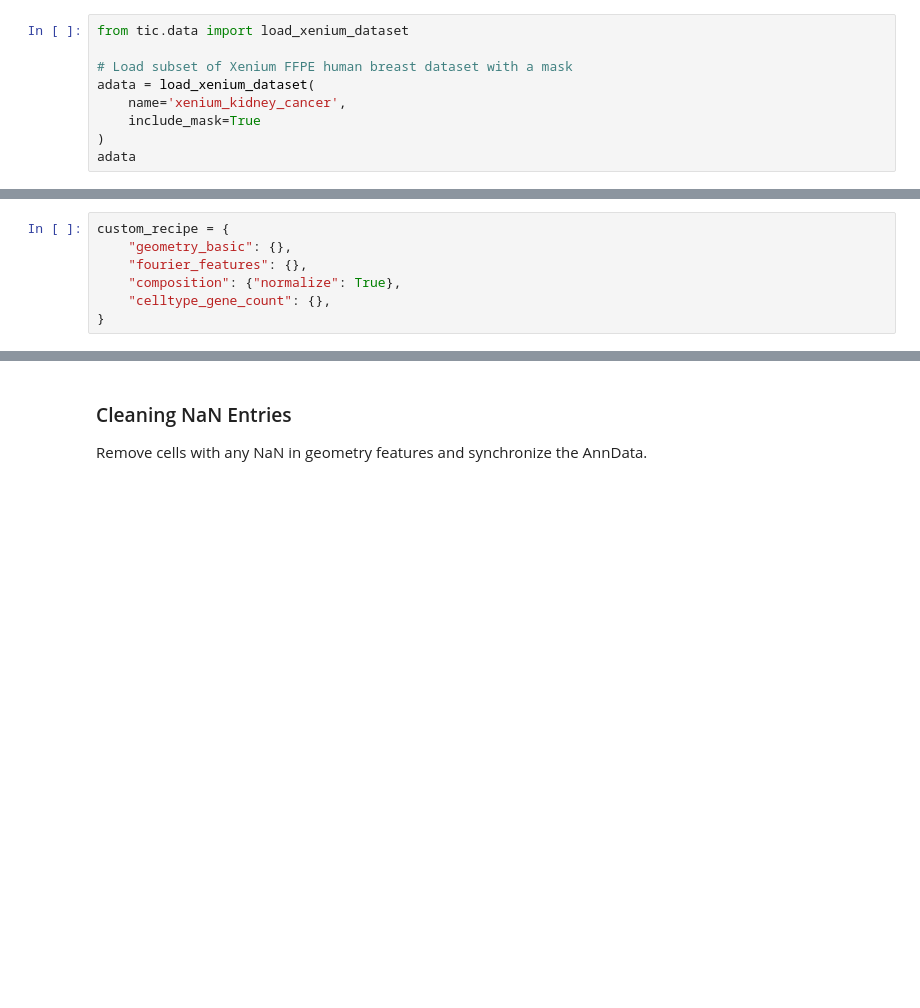
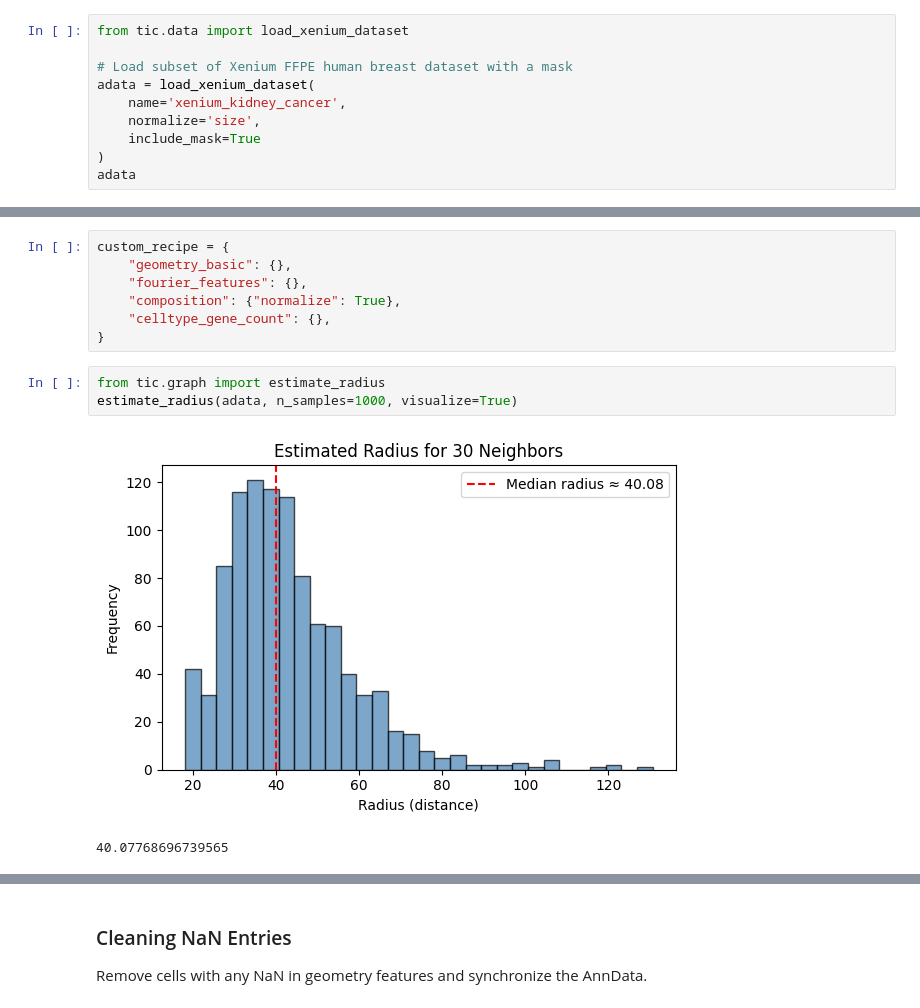
Before and after one commit to cellethology/tic, a Jupyter notebook: notebook/tic_geometry_experiment.ipynb, the cells around one changed output, grey strips where cells are left out. Drawn from its saved outputs; the diff is of its cells as text; blank space fills up the shorter version.

```diff
--- a/notebook/tic_geometry_experiment.ipynb
+++ b/notebook/tic_geometry_experiment.ipynb
@@ -52,6 +52,7 @@ from tic.data import load_xenium_dataset
 # Load subset of Xenium FFPE human breast dataset with a mask
 adata = load_xenium_dataset(
     name='xenium_kidney_cancer',
+    normalize='size',
     include_mask=True
 )
 adata
@@ -268,6 +238,12 @@ custom_recipe = {
     "composition": {"normalize": True},
     "celltype_gene_count": {},
 }
+# %%
+from tic.graph import estimate_radius
+estimate_radius(adata, n_samples=1000, visualize=True)
+# %% [output]
+[figure, added]
+40.07768696739565
 # %%
 from tic.wrappers import FeatureWrapper
 
```
Also changed, not shown: parts of 15 cells of this notebook, 5 other files.
